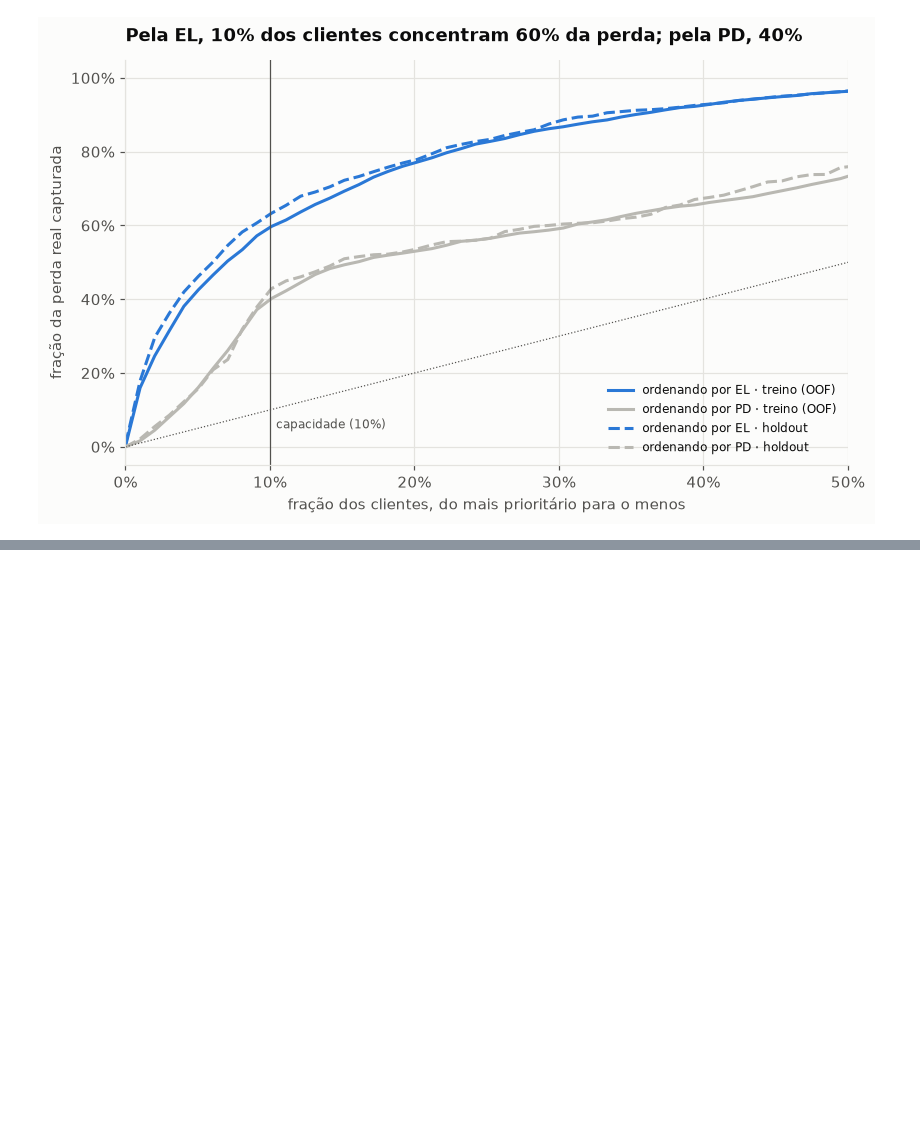
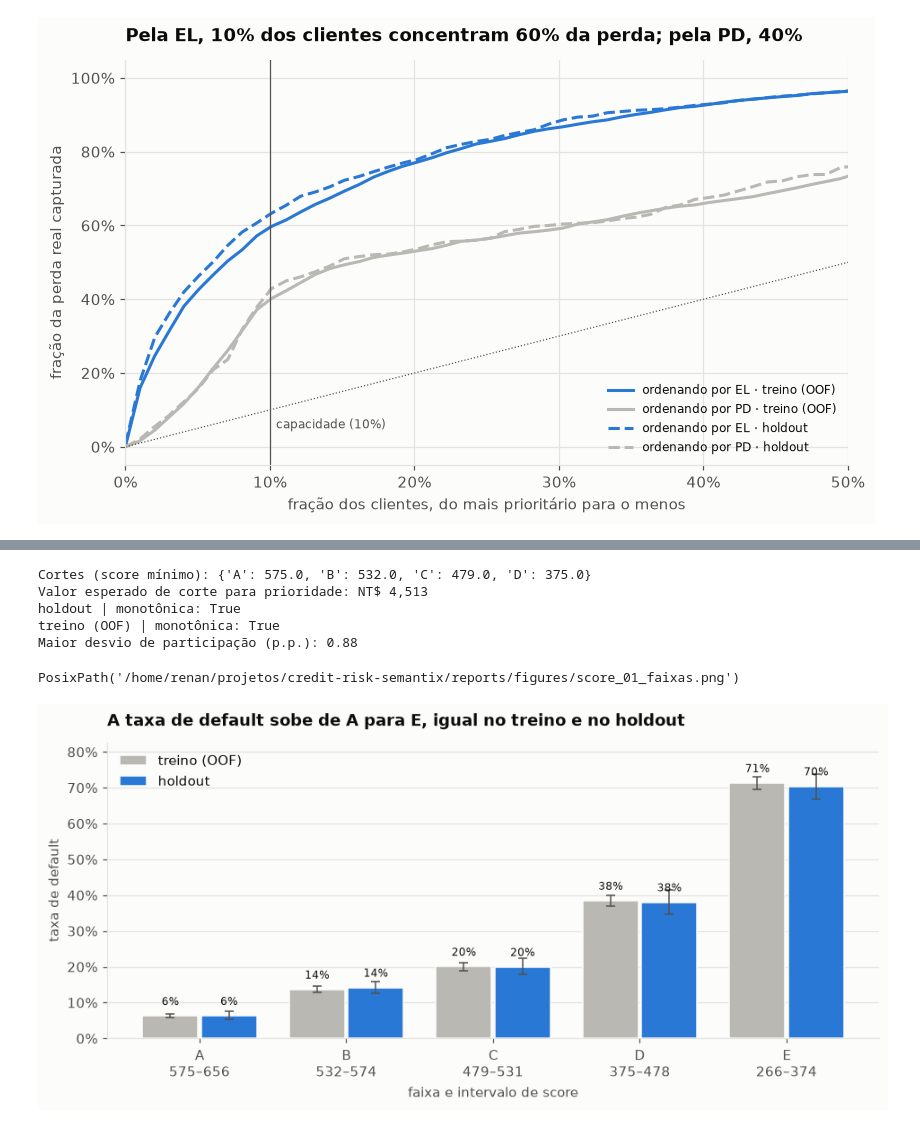
Before and after one commit to RToyoyama/credit-risk-semantix, a Jupyter notebook: notebooks/03_modelagem_e_decisao.ipynb, the cells around one changed output, grey strips where cells are left out. Saved outputs shown, nothing was run; the diff lists cells and outputs as text; code cells hidden in the pictures; blank space fills up the shorter version.

```diff
--- a/notebooks/03_modelagem_e_decisao.ipynb
+++ b/notebooks/03_modelagem_e_decisao.ipynb
@@ -1194,0 +1218,64 @@ PosixPath('/home/renan/projetos/credit-risk-semantix/reports/figures/el_01_conce
+# %%
+if RERUN_EXPERIMENTS:
+    from credit_risk.experiments import scoring_experiment
+
+    scoring_experiment()
+import json
+
+params = json.loads((config.SCORING_PARAMS).read_text())
+print("Cortes (score mínimo):", params["band_cuts"])
+print(f"Valor esperado de corte para prioridade: NT$ {params['ev_cut']:,.0f}")
+bands = pd.read_csv(config.REPORTS_DIR / "score_bands.csv")
+for base, g in bands.groupby("base"):
+    print(base, "| monotônica:", g.sort_values("faixa")["taxa_default"].is_monotonic_increasing)
+wide = bands.pivot(index="faixa", columns="base", values="participacao")
+print(
+    "Maior desvio de participação (p.p.):",
+    round(100 * (wide["holdout"] - wide["treino (OOF)"]).abs().max(), 2),
+)
+# %% [output]
+Cortes (score mínimo): {'A': 575.0, 'B': 532.0, 'C': 479.0, 'D': 375.0}
+Valor esperado de corte para prioridade: NT$ 4,513
+holdout | monotônica: True
+treino (OOF) | monotônica: True
+Maior desvio de participação (p.p.): 0.88
+# %%
+fig, ax = plt.subplots(figsize=(8.5, 4))
+letters = list(config.BAND_SHARES)
+x = np.arange(len(letters))
+for offset, (base, color) in zip(
+    [-0.2, 0.2], [("treino (OOF)", CONTEXT), ("holdout", HIGHLIGHT)], strict=True
+):
+    g = bands[bands["base"] == base].set_index("faixa").loc[letters]
+    ax.bar(x + offset, g["taxa_default"], 0.38, color=color, label=base, edgecolor=SURFACE)
+    ax.errorbar(
+        x + offset,
+        g["taxa_default"],
+        yerr=[g["taxa_default"] - g["ic_inf"], g["ic_sup"] - g["taxa_default"]],
+        fmt="none",
+        ecolor=INK_2,
+        capsize=3,
+        elinewidth=1,
+    )
+    for xi, v in zip(x + offset, g["taxa_default"], strict=True):
+        ax.annotate(
+            pct(v, 0), (xi, v), xytext=(0, 8), textcoords="offset points", ha="center", fontsize=8
+        )
+tr = bands[bands["base"] == "treino (OOF)"].set_index("faixa").loc[letters]
+ax.set_xticks(
+    x,
+    [
+        f"{b}\n{int(lo)}–{int(hi)}"
+        for b, lo, hi in zip(letters, tr["score_min"], tr["score_max"], strict=True)
+    ],
+)
+ax.yaxis.set_major_formatter(plt.FuncFormatter(lambda v, _: pct(v, 0)))
+ax.set_ylabel("taxa de default")
+ax.set_xlabel("faixa e intervalo de score")
+ax.margins(y=0.12)
+ax.legend(loc="upper left")
+ax.set_title("A taxa de default sobe de A para E, igual no treino e no holdout")
+save(fig, "score_01_faixas")
+# %% [output]
+PosixPath('/home/renan/projetos/credit-risk-semantix/reports/figures/score_01_faixas.png')
+[figure, added]
```
Also changed, not shown: parts of 3 cells of this notebook, 10 other files.
